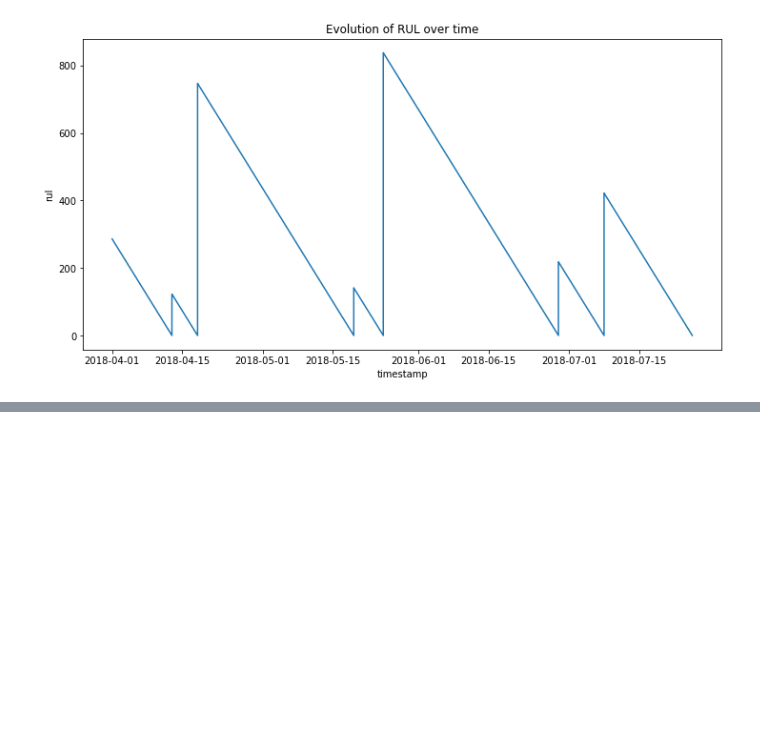
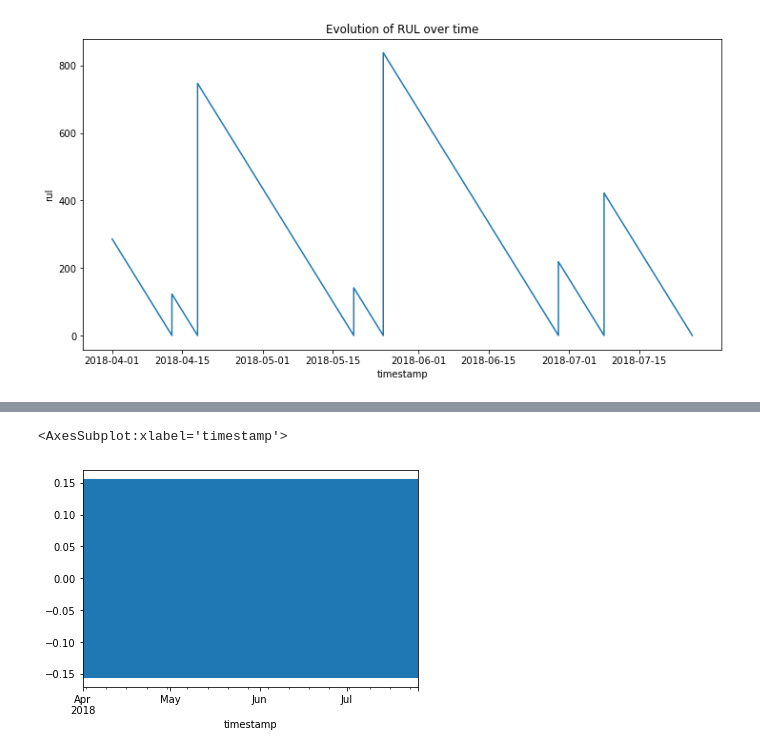
Before and after one commit to dalila-ahemed/waterpump-predictive-maintenance, a Jupyter notebook: EDA.ipynb, the cells around one changed output, grey strips where cells are left out. Cells and saved outputs as stored; diff of their text form; code cells hidden in the pictures; blank space fills up the shorter version.

```diff
--- a/EDA.ipynb
+++ b/EDA.ipynb
@@ -162,0 +203,5 @@ sns.lineplot(x="timestamp", y="rul", data=df)
+# %%
+seasonal.plot()
+# %% [output]
+<AxesSubplot:xlabel='timestamp'>
+[figure, added]
```
Also changed, not shown: parts of 15 cells of this notebook.
